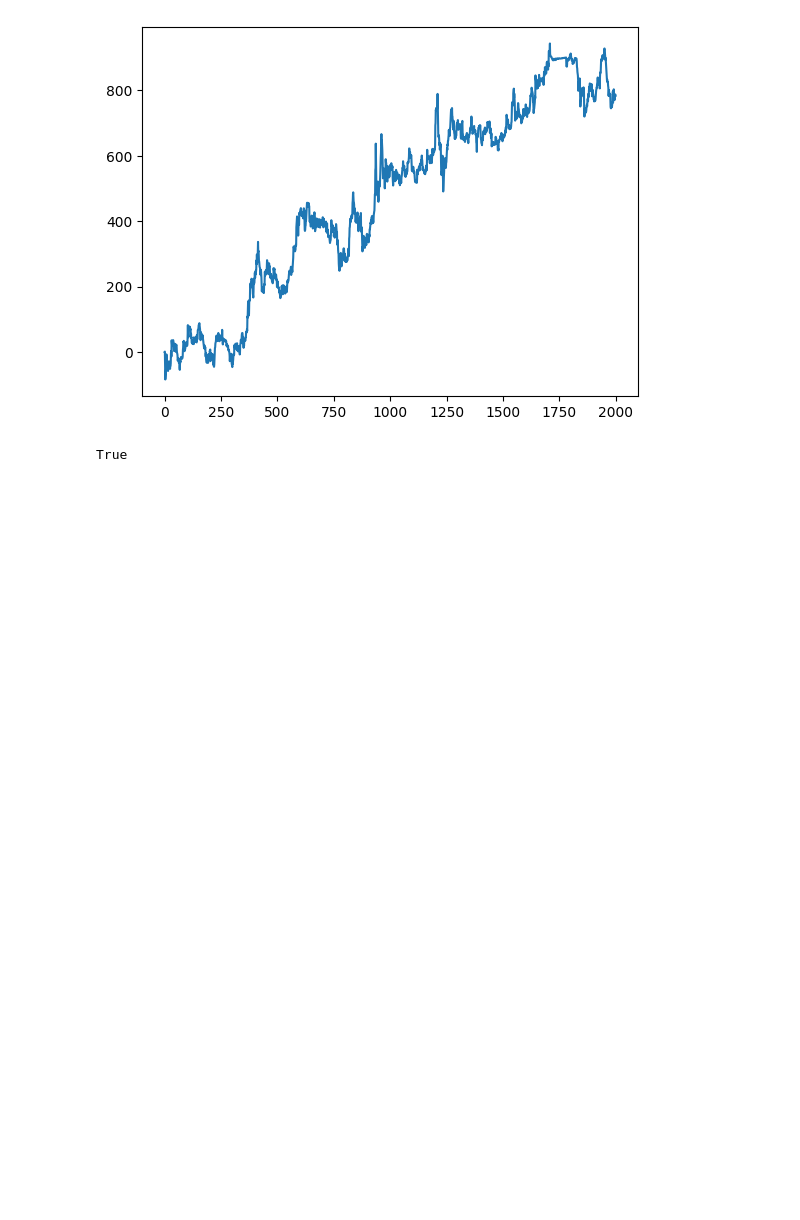
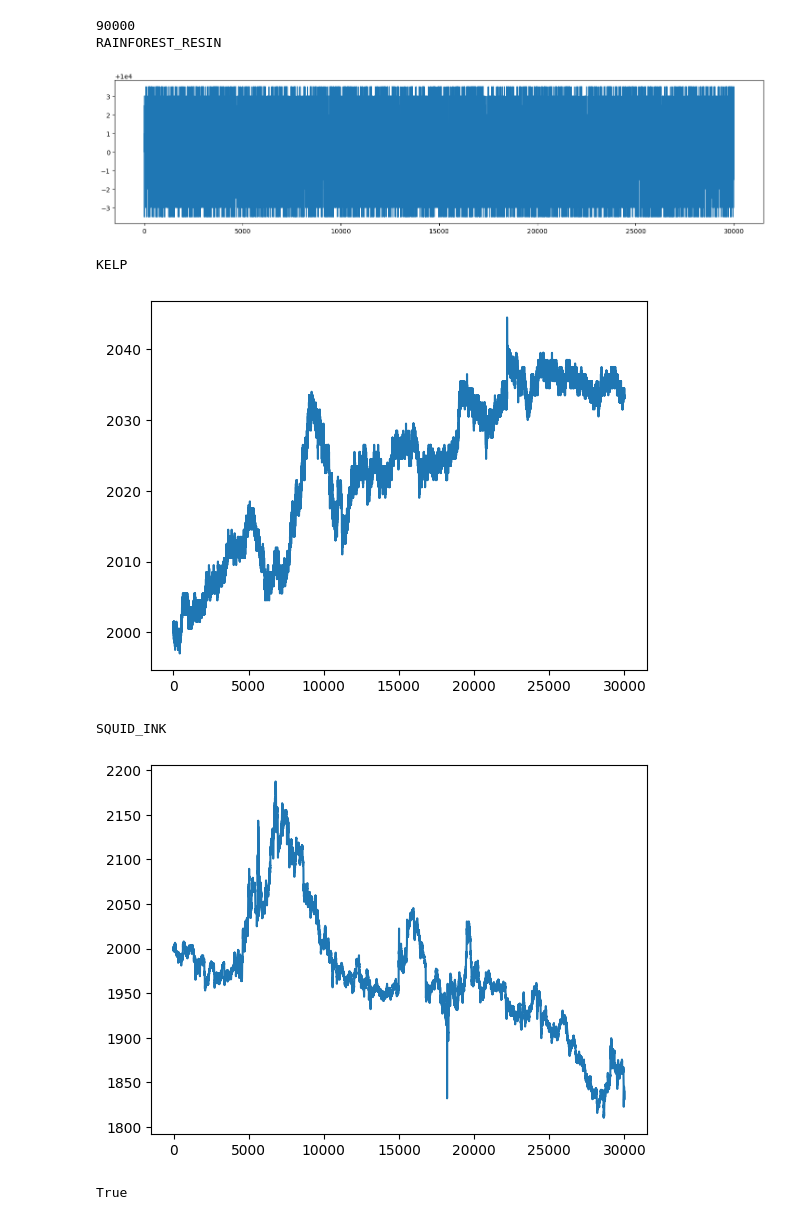
Before and after one commit to nkiselov/IMC_TRADE_BOT, a Jupyter notebook: analyzeOutput.ipynb, the cells around one changed output. Cells and saved outputs as stored; diff of their text form; code cells hidden in the pictures; blank space fills up the shorter version.

Commit message:
big graph

```diff
--- a/analyzeOutput.ipynb
+++ b/analyzeOutput.ipynb
@@ -8,38 +8,52 @@ def getNumber(val):
         return float(val)
     except:
         return val
 
 def prefixSum(arr):
     for i in range(1,len(arr)):
         arr[i]+=arr[i-1]
     return arr
 
 def readTradeCSV(filename):
     with open(filename, 'r') as file:
         csvreader = csv.reader(file,delimiter=';')
         header = next(csvreader)
         res = []
         for row in csvreader:
             nrow = [getNumber(val) for val in row]
             res+=[dict(zip(header,nrow))]
         return res
 
-entries = readTradeCSV("good_money.csv")
+entries = readTradeCSV("Data/round-1-island-data-bottle/prices_round_1_day_-2.csv")
+entries += readTradeCSV("Data/round-1-island-data-bottle/prices_round_1_day_-1.csv")
+entries += readTradeCSV("Data/round-1-island-data-bottle/prices_round_1_day_0.csv")
+print(len(entries))
+
 products = list(set([e['product'] for e in entries]))
 groupedEntries = dict(zip(products,[[] for _ in range(len(products))]))
 for ent in entries:
     groupedEntries[ent['product']]+=[ent]
 
 def getGroupedProp(name):
     return [np.array([ent[name] for ent in group]) for (_,group) in groupedEntries.items()]
 
 # good_test = [[{k: v for k, v in ent.items() if k not in ['profit_and_loss']} for ent in group] for (_,group) in groupedEntries.items()]
 
-profits = getGroupedProp('profit_and_loss')
-plt.plot(profits[0]+profits[1])
-plt.show()
+prices = getGroupedProp('mid_price')
+plt.figure(figsize=(18,4))
+
+for i in range(len(products)):
+    print(products[i])
+    plt.plot(prices[i])
+    plt.show()
 # %% [output]
+90000
+RAINFOREST_RESIN
-[figure, old version]
+[figure, new version]
+KELP
+[figure, added]
+SQUID_INK
+[figure, added]
 # %%
 #all data beside our profits is same regardless of our orders
 str1 = jsonpickle.encode(good_test)
```
Also changed, not shown: 1 other file.
